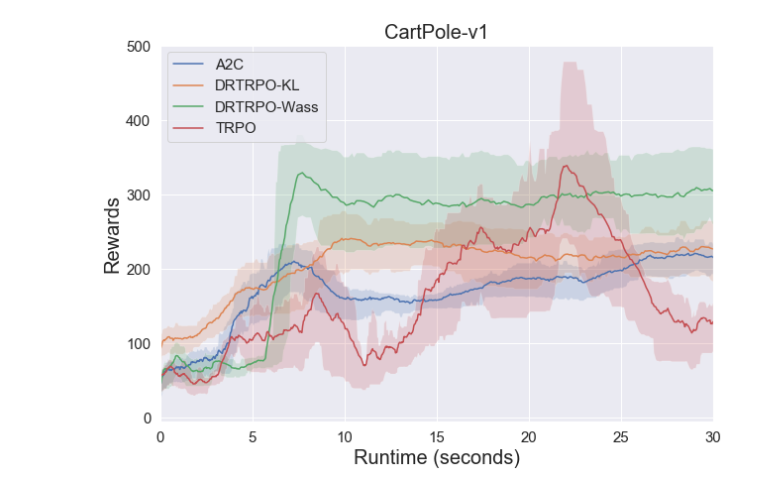
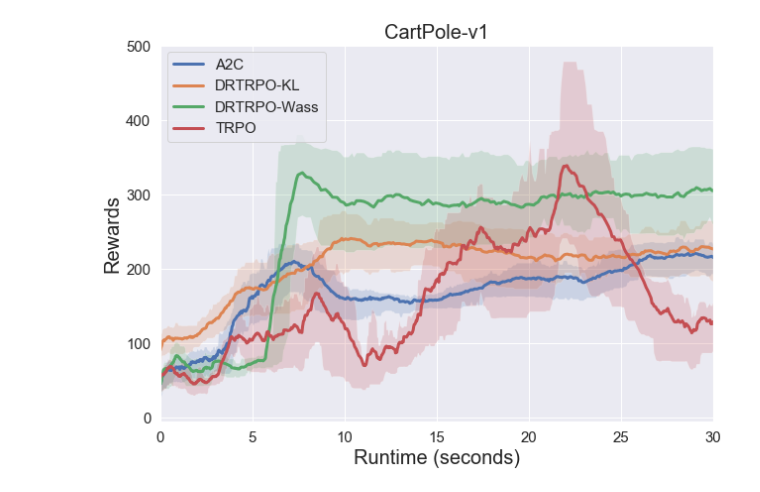
Before and after one commit to kadysongbb/dr-trpo, a Jupyter notebook: classic_control/view_results.ipynb, the cells around one changed output. Saved outputs shown, nothing was run; the diff lists cells and outputs as text; code cells hidden in the pictures.

```diff
--- a/classic_control/view_results.ipynb
+++ b/classic_control/view_results.ipynb
@@ -18,32 +18,32 @@ def find_moving_avg(data, window_size):
         quantile1[i] = np.quantile(data[i:i+window_size], 0.25)
         quantile2[i] = np.quantile(data[i:i+window_size], 0.75)
     return avg, quantile1, quantile2
 
 
 fig = plt.figure(figsize=(10,7))
 ax = plt.subplot(111)
 plt.ylabel('Rewards', fontsize = 20)
 plt.xlabel('Runtime (seconds)', fontsize = 20)
 ax.tick_params(axis='both', labelsize = 15)
 plt.xlim(0,30)
 plt.title('CartPole-v1', fontsize = 20)
 
 for name in file_list:
     df=pd.read_csv(name, sep=',',header=None)
     if name.find('a2c') != -1:
         label = 'A2C'
     if name.find('kl') != -1:
         label = 'DRTRPO-KL'
     if name.find('wass') != -1:
         label = 'DRTRPO-Wass'
     if name.find('original') != -1:
         label = 'TRPO'
 
     x_val = df[0]
     y_val = df[1]
     moving_average = find_moving_avg(y_val, window_size)
-    ax.plot(x_val[0:len(x_val)-window_size], moving_average[0], label=label)
+    ax.plot(x_val[0:len(x_val)-window_size], moving_average[0], label=label, linewidth = 3)
     ax.fill_between(x_val[0:len(x_val)-window_size], moving_average[1], moving_average[2], alpha=0.2)
     ax.legend(loc='upper left', fontsize = 15)
 # %% [output]
-[figure, old version]
+[figure, new version]
```
